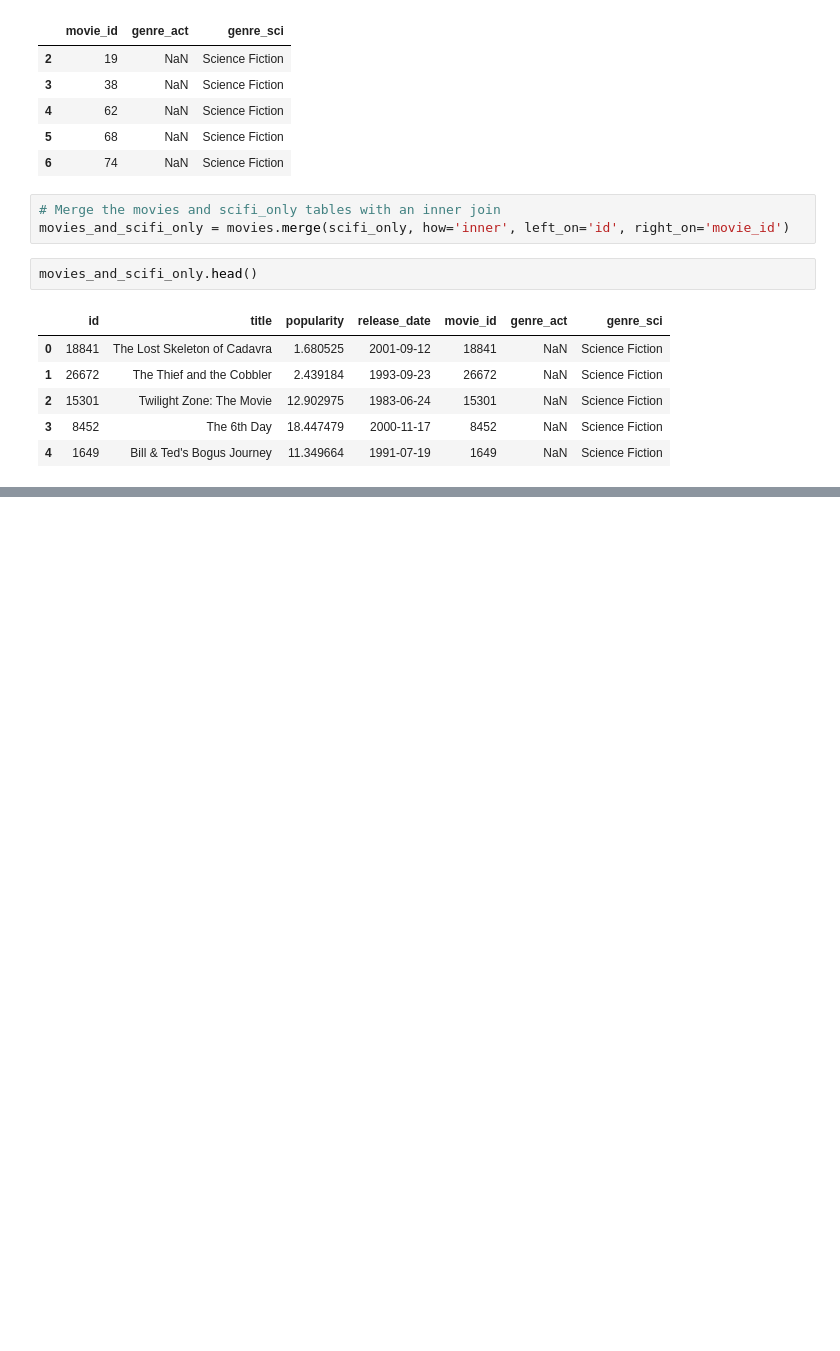
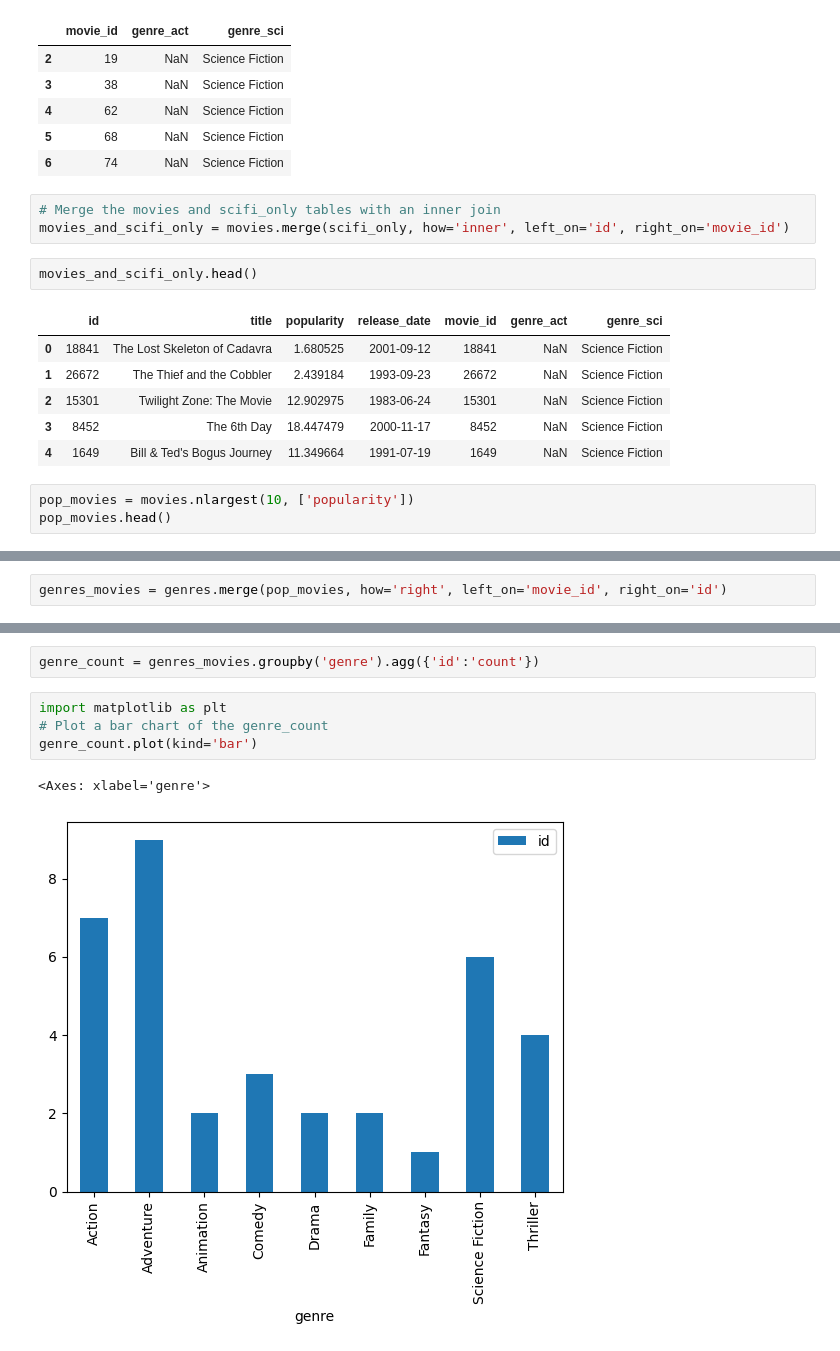
Before and after one commit to andresalerno/datacamp_pandas, a Jupyter notebook: chapter_2.ipynb, the cells around one changed output, grey strips where cells are left out. Saved outputs shown, nothing was run; the diff lists cells and outputs as text; blank space fills up the shorter version.

```diff
--- a/chapter_2.ipynb
+++ b/chapter_2.ipynb
@@ -139,3 +139,6 @@ movies_and_scifi_only.head()
 | 2 | 15301 | Twilight Zone: The Movie | 12.902975 | 1983-06-24 | 15301 | NaN | Science Fiction |
 | 3 | 8452 | The 6th Day | 18.447479 | 2000-11-17 | 8452 | NaN | Science Fiction |
 | 4 | 1649 | Bill & Ted's Bogus Journey | 11.349664 | 1991-07-19 | 1649 | NaN | Science Fiction |
+# %%
+pop_movies = movies.nlargest(10, ['popularity'])
+pop_movies.head()
@@ -141,0 +152,2 @@ movies_and_scifi_only.head()
+# %%
+genres_movies = genres.merge(pop_movies, how='right', left_on='movie_id', right_on='id')
@@ -141,0 +167,9 @@ movies_and_scifi_only.head()
+# %%
+genre_count = genres_movies.groupby('genre').agg({'id':'count'})
+# %%
+import matplotlib as plt
+# Plot a bar chart of the genre_count
+genre_count.plot(kind='bar')
+# %% [output]
+<Axes: xlabel='genre'>
+[figure, added]
```
Also changed, not shown: parts of 3 cells of this notebook.
